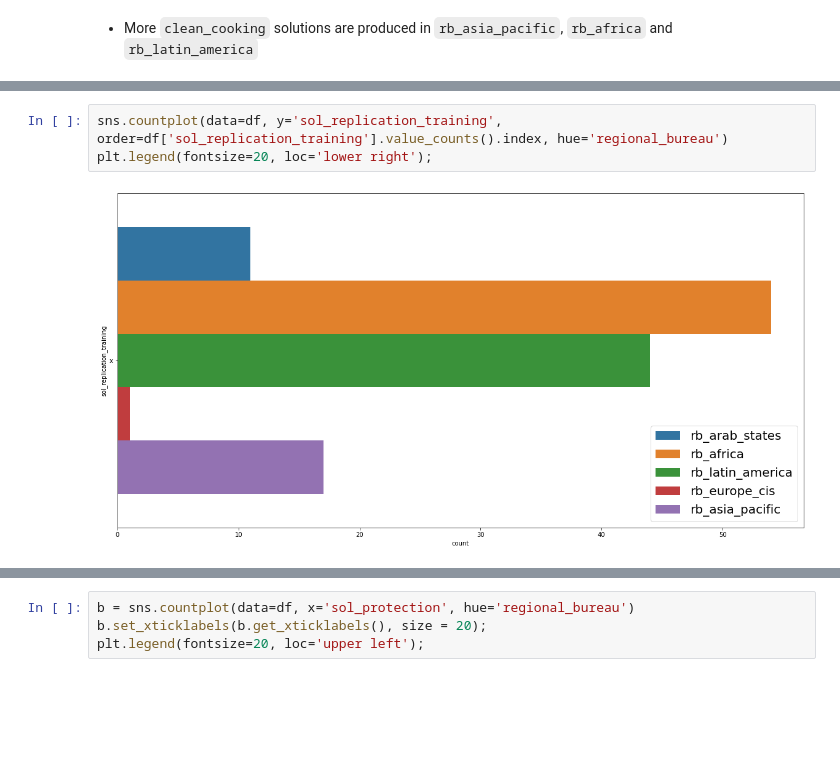
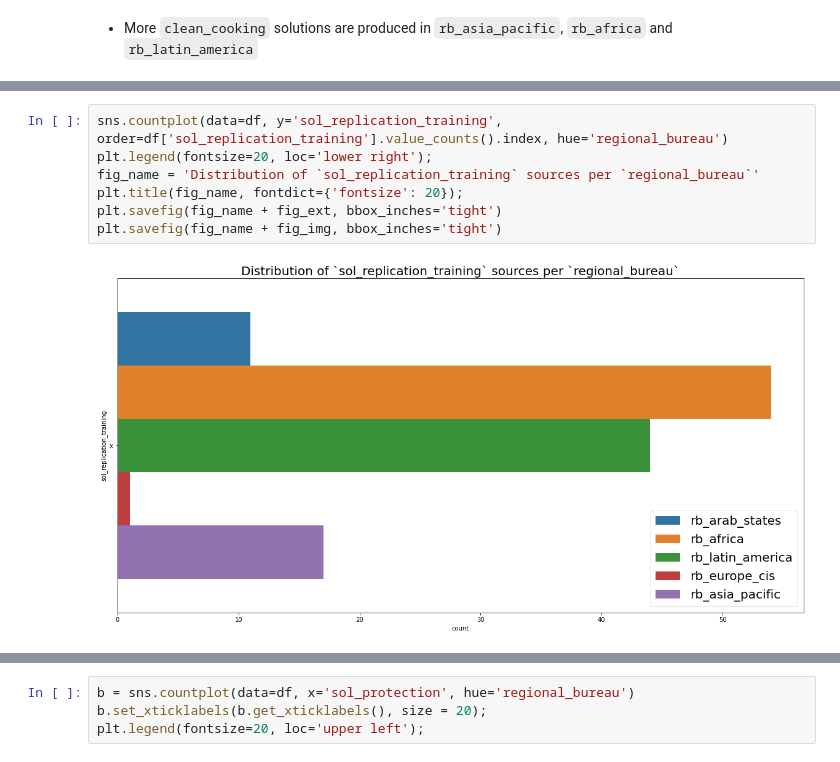
Before and after one commit to temajozias/UNDP-Accelerator-Labs-Network, a Jupyter notebook: UNDP-Accelerator-Labs-Network.ipynb, the cells around one changed output, grey strips where cells are left out. Drawn from its saved outputs; the diff is of its cells as text; blank space fills up the shorter version.

```diff
--- a/UNDP-Accelerator-Labs-Network.ipynb
+++ b/UNDP-Accelerator-Labs-Network.ipynb
@@ -774,5 +784,9 @@ plt.legend(fontsize=20, loc='lower right');
 # %%
 sns.countplot(data=df, y='sol_replication_training', order=df['sol_replication_training'].value_counts().index, hue='regional_bureau')
 plt.legend(fontsize=20, loc='lower right');
+fig_name = 'Distribution of `sol_replication_training` sources per `regional_bureau`'
+plt.title(fig_name, fontdict={'fontsize': 20});
+plt.savefig(fig_name + fig_ext, bbox_inches='tight')
+plt.savefig(fig_name + fig_img, bbox_inches='tight')
 # %% [output]
-[figure, old version]
+[figure, new version]
```
Also changed, not shown: parts of 27 cells of this notebook.
